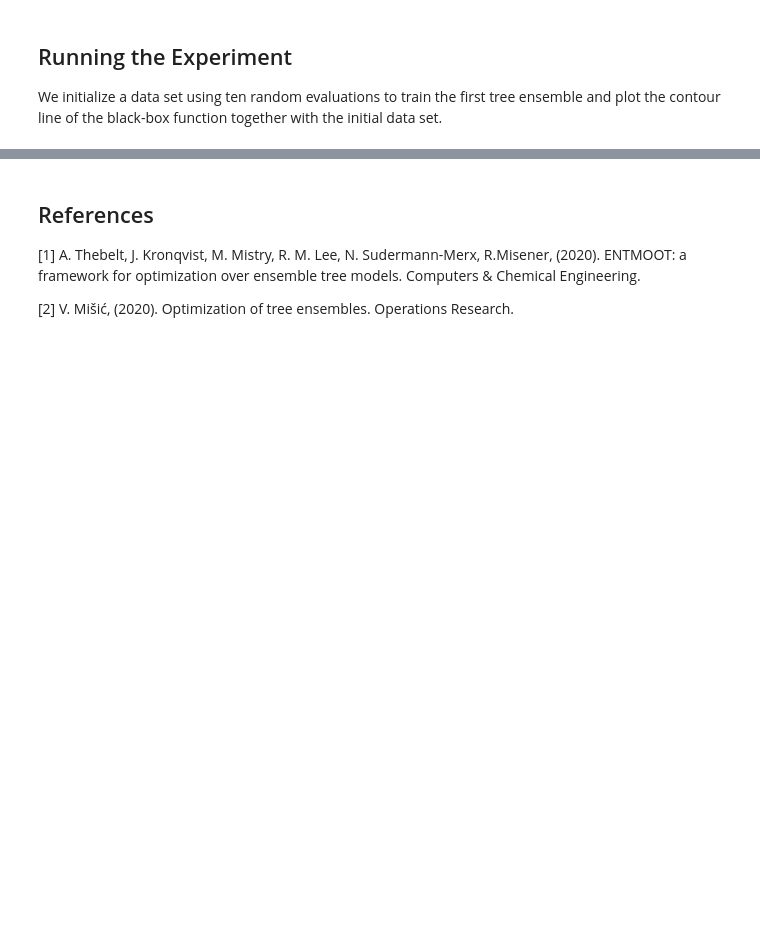
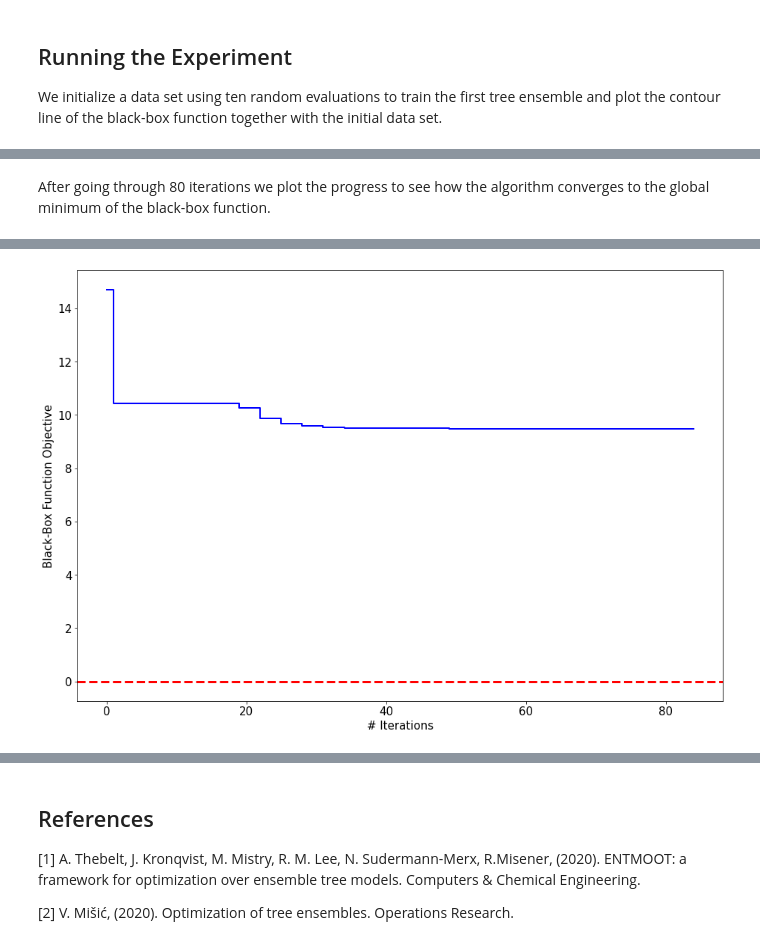
Before and after one commit to cog-imperial/OMLT, a Jupyter notebook: docs/notebooks/bo_with_trees.ipynb, the cells around one changed output, grey strips where cells are left out. Drawn from its saved outputs; the diff is of its cells as text; code cells hidden in the pictures; blank space fills up the shorter version.

```diff
--- a/docs/notebooks/bo_with_trees.ipynb
+++ b/docs/notebooks/bo_with_trees.ipynb
@@ -222,0 +198,41 @@ plot_progress(data)
+# %% [markdown]
+After going through 80 iterations we plot the progress to see how the algorithm converges to the global minimum of the black-box function.
+# %%
+from tqdm.notebook import tqdm
+
+for itr in tqdm(range(80)):
+    # training the tree ensemble
+    lgb_model = train_tree(data)
+
+    # minimize the trained model
+    next_x = minimize_model(f_bnds, lgb_model, has_unc=False)
+
+    # evaluating the following input
+    next_y = f(next_x[0], next_x[1])
+
+    data['X'].append(next_x)
+    data['y'].append(next_y)
+
+def plot_progress(data):
+    # set up plot
+    import matplotlib.pyplot as plt
+    fig = plt.figure()
+    ax = fig.add_axes([0,0,2,2])
+    plt.ylabel("Black-Box Function Objective")
+    plt.xlabel("# Iterations")
+
+    # extract best_y
+    min_y = []
+    curr_min = data['y'][0]
+    for y in data['y']:
+        curr_min = min(y,curr_min)
+        min_y.append(curr_min)
+
+    # plot steps to show progress
+    ax.step(np.arange(len(data['y'])), min_y, linewidth=2, color="b")
+    plt.axhline(y=0.0, color='r', linewidth=3, linestyle='--')
+
+    plt.show()
+
+plot_progress(data)
+# %% [output]
@@ -222,0 +240 @@ plot_progress(data)
+[figure, added]
```
Also changed, not shown: parts of 8 cells of this notebook.
